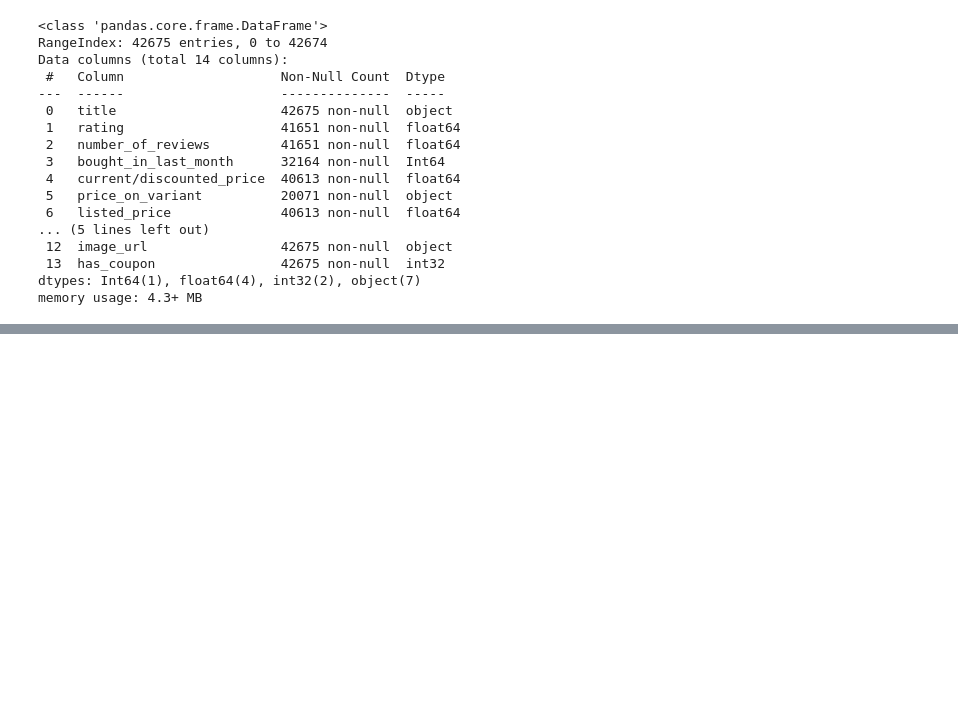
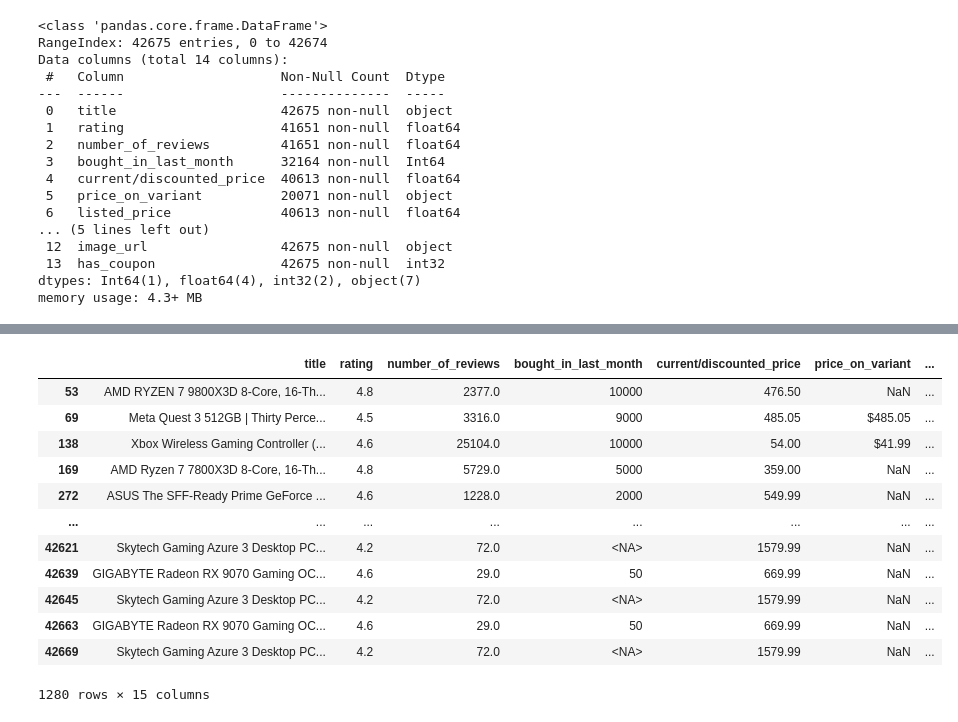
Before and after one commit to beja28/Amazon-Smart-Pricing, a Jupyter notebook: Codigo/cleaning.ipynb, the cells around one changed output, grey strips where cells are left out. Saved outputs shown, nothing was run; the diff lists cells and outputs as text; code cells hidden in the pictures; blank space fills up the shorter version.

```diff
--- a/Codigo/cleaning.ipynb
+++ b/Codigo/cleaning.ipynb
@@ -225,0 +349,16 @@ memory usage: 4.3+ MB
+# %%
+df_uncleaned[df_uncleaned['category_nlp'] == 'Gaming']
+# %% [output]
+|  | title | rating | number_of_reviews | bought_in_last_month | current/discounted_price | price_on_variant | ... |
+| 53 | AMD RYZEN 7 9800X3D 8-Core, 16-Th... | 4.8 | 2377.0 | 10000 | 476.50 | NaN | ... |
+| 69 | Meta Quest 3 512GB | Thirty Perce... | 4.5 | 3316.0 | 9000 | 485.05 | $485.05 | ... |
+| 138 | Xbox Wireless Gaming Controller (... | 4.6 | 25104.0 | 10000 | 54.00 | $41.99 | ... |
+| 169 | AMD Ryzen 7 7800X3D 8-Core, 16-Th... | 4.8 | 5729.0 | 5000 | 359.00 | NaN | ... |
+| 272 | ASUS The SFF-Ready Prime GeForce ... | 4.6 | 1228.0 | 2000 | 549.99 | NaN | ... |
+| ... | ... | ... | ... | ... | ... | ... | ... |
+| 42621 | Skytech Gaming Azure 3 Desktop PC... | 4.2 | 72.0 | <NA> | 1579.99 | NaN | ... |
+| 42639 | GIGABYTE Radeon RX 9070 Gaming OC... | 4.6 | 29.0 | 50 | 669.99 | NaN | ... |
+| 42645 | Skytech Gaming Azure 3 Desktop PC... | 4.2 | 72.0 | <NA> | 1579.99 | NaN | ... |
+| 42663 | GIGABYTE Radeon RX 9070 Gaming OC... | 4.6 | 29.0 | 50 | 669.99 | NaN | ... |
+| 42669 | Skytech Gaming Azure 3 Desktop PC... | 4.2 | 72.0 | <NA> | 1579.99 | NaN | ... |
+1280 rows × 15 columns
```
Also changed, not shown: parts of 5 cells of this notebook, 1 other file.
